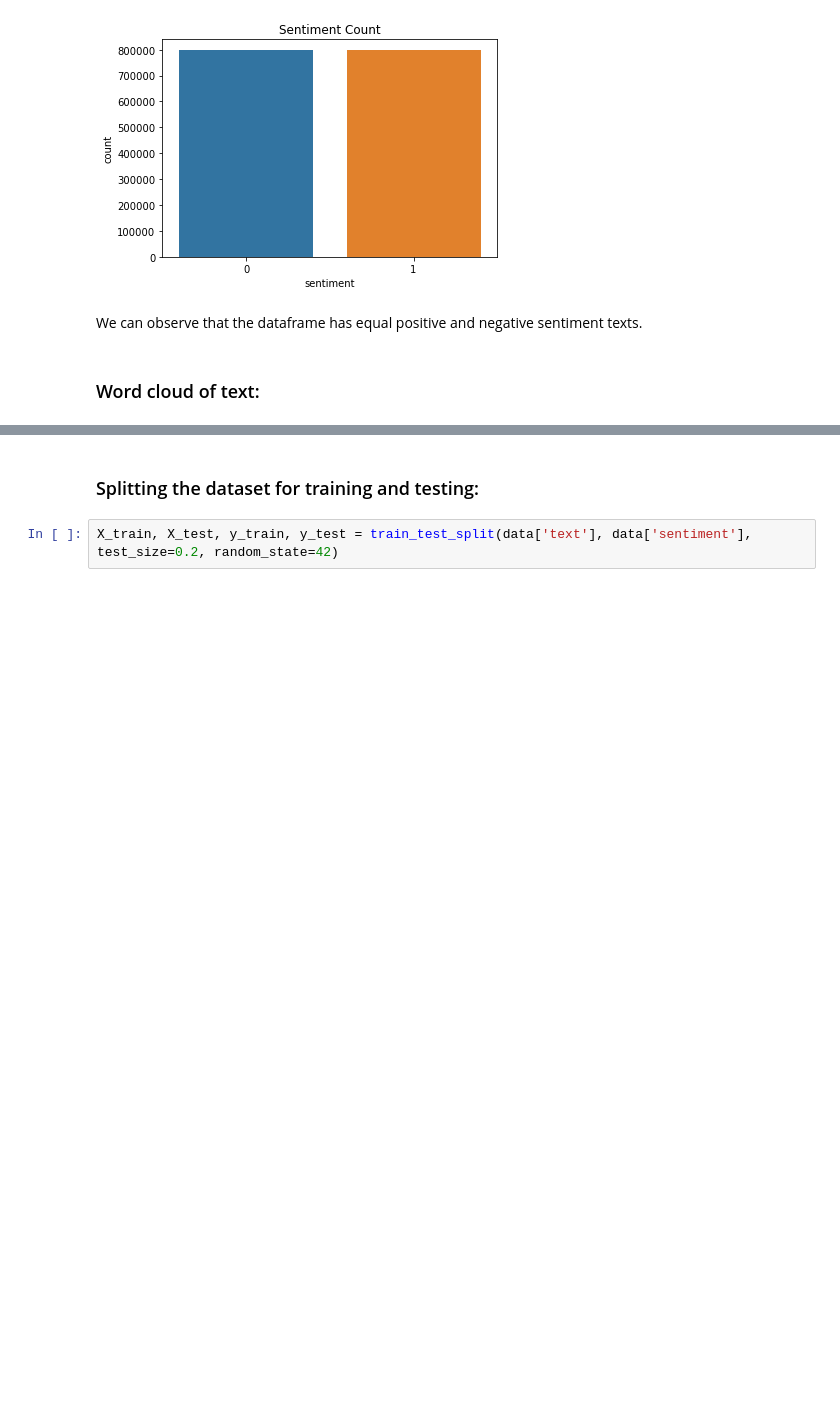
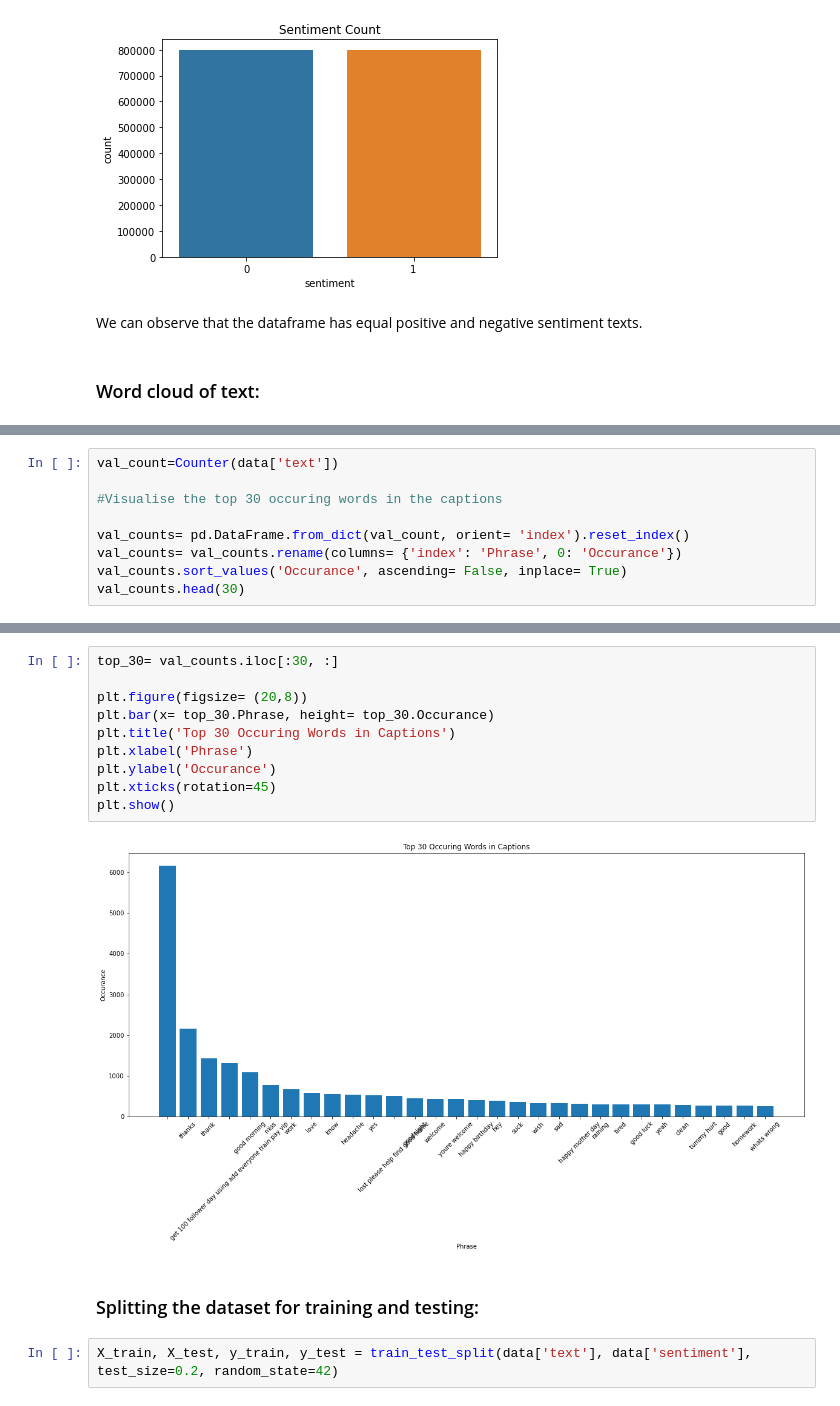
Before and after one commit to thomson18/sentiment_analysis, a Jupyter notebook: sentiment_analysis.ipynb, the cells around one changed output, grey strips where cells are left out. Drawn from its saved outputs; the diff is of its cells as text; blank space fills up the shorter version.

```diff
--- a/sentiment_analysis.ipynb
+++ b/sentiment_analysis.ipynb
@@ -218,0 +226,9 @@ plt.show()
+# %%
+val_count=Counter(data['text'])
+
+#Visualise the top 30 occuring words in the captions
+
+val_counts= pd.DataFrame.from_dict(val_count, orient= 'index').reset_index()
+val_counts= val_counts.rename(columns= {'index': 'Phrase', 0: 'Occurance'})
+val_counts.sort_values('Occurance', ascending= False, inplace= True)
+val_counts.head(30)
@@ -219,3 +253,15 @@ plt.show()
+# %%
+top_30= val_counts.iloc[:30, :]
+
+plt.figure(figsize= (20,8))
+plt.bar(x= top_30.Phrase, height= top_30.Occurance)
+plt.title('Top 30 Occuring Words in Captions')
+plt.xlabel('Phrase')
+plt.ylabel('Occurance')
+plt.xticks(rotation=45)
+plt.show()
+# %% [output]
+[figure, added]
 # %% [markdown]
 ### Splitting the dataset for training and testing:
 # %%
```
Also changed, not shown: parts of 12 cells of this notebook.
